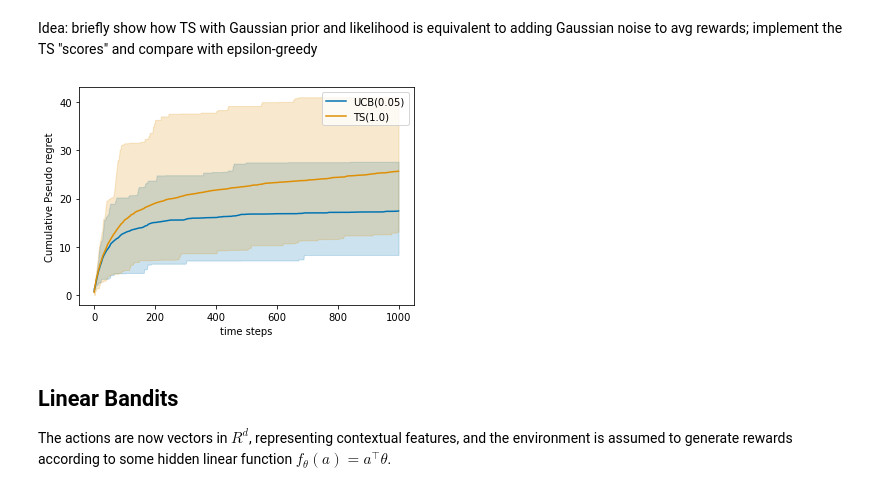
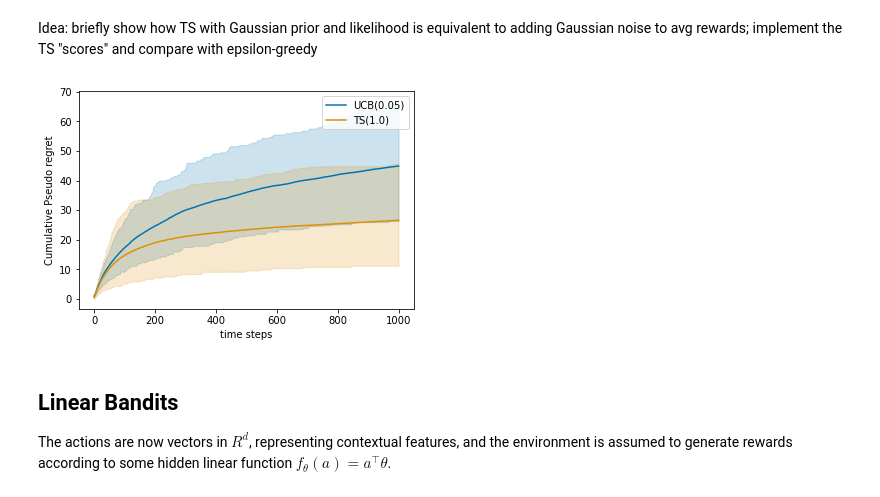
Before and after one commit to rlsummerschool/practical-sessions, a Jupyter notebook: notebooks/bandits_practice.ipynb, the cells around one changed output. Cells and saved outputs as stored; diff of their text form; code cells hidden in the pictures.

```diff
--- a/notebooks/bandits_practice.ipynb
+++ b/notebooks/bandits_practice.ipynb
@@ -75,7 +75,7 @@ def experiment_mab(environment, agents, N, T, mode="regret"):
 # %%
 K = 3  # number of arms
 
-means = np.array([0.1, 0.3, 0.9])
+means = np.array([0.1, 0.5, 0.9])
 
 T = 1000  # Horizon
 N = 50  # Monte Carlo simulations
@@ -177,7 +177,7 @@ class UCB(Agent):
   def get_action(self):
     #TO FILL:
     with np.errstate(divide='ignore'):
-        bonuses = np.sqrt(2 * np.log(1 / self.delta) / self.num_played)
+        bonuses = np.sqrt(2 * np.log((self.t +1.)/ self.delta) / self.num_played)
     scores = self.avg_rewards + bonuses
     ##END
 
@@ -257,12 +258,12 @@ class ThompsonSampling(Agent):
     return 'TS('+str(self.sigma)+')'
 # %%
 env = MAB_env(means)
-ucb = UCB(K,  delta=0.05)
+ucb = UCB(K,  delta=.05)
 ts = ThompsonSampling(K, sigma=1.)
-ts_experiment = experiment_mab(env, [ucb, ts], N=N, T=T, mode="pseudo regret")
+ts_experiment = experiment_mab(env, [ucb, ts], N=200, T=1000, mode="pseudo regret")
 plot_result(ts_experiment, q=10, mode="pseudo regret");
 # %% [output]
-[figure, old version]
+[figure, new version]
 # %% [markdown]
 ## Linear Bandits
 The actions are now vectors in $R^d$, representing contextual features, and the environment is assumed to generate rewards according to some hidden linear function $f_\theta(a) = a^\top \theta$.
```
Also changed, not shown: parts of 11 cells of this notebook.
